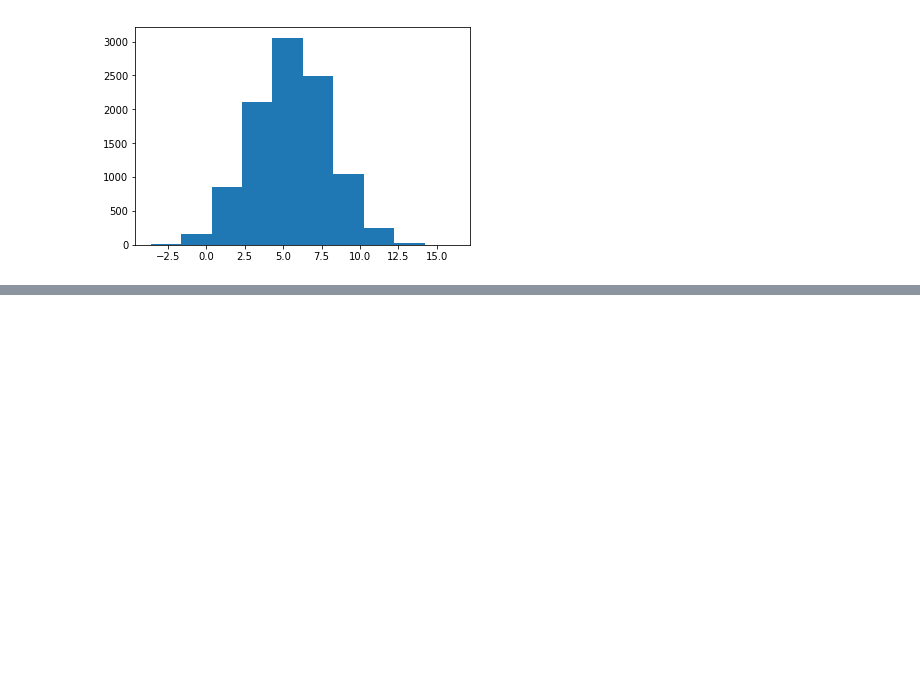
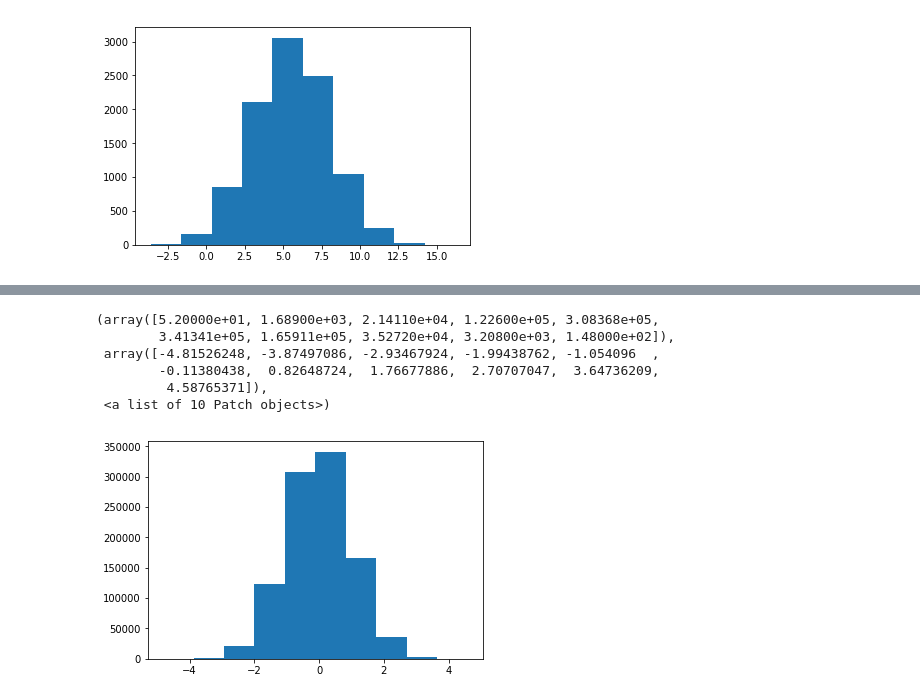
Before and after one commit to jasalazar/machine_learning_1, a Jupyter notebook: notebooks/Example_4 - Probability Distribution (or Density) Function.ipynb, the cells around one changed output, grey strips where cells are left out. Drawn from its saved outputs; the diff is of its cells as text; code cells hidden in the pictures; blank space fills up the shorter version.

Commit message:
Data Grouping

```diff
--- a/notebooks/Example_4 - Probability Distribution (or Density) Function.ipynb
+++ b/notebooks/Example_4 - Probability Distribution (or Density) Function.ipynb
@@ -61,0 +65,7 @@ plt.hist( data )
+# %%
+n = 1000000 #rows
+data = pd.DataFrame({
+    'A': np.random.randn(n),
+    'B': 1.5 + 25 * np.random.randn(n),
+    'C': np.random.uniform(5, 32, n)
+})
@@ -61,0 +84,10 @@ plt.hist( data )
+# %%
+plt.hist( data["A"] )
+# %% [output]
+(array([5.20000e+01, 1.68900e+03, 2.14110e+04, 1.22600e+05, 3.08368e+05,
+        3.41341e+05, 1.65911e+05, 3.52720e+04, 3.20800e+03, 1.48000e+02]),
+ array([-4.81526248, -3.87497086, -2.93467924, -1.99438762, -1.054096  ,
+        -0.11380438,  0.82648724,  1.76677886,  2.70707047,  3.64736209,
+         4.58765371]),
+ <a list of 10 Patch objects>)
+[figure, added]
```
Also changed, not shown: parts of 3 cells of this notebook, 1 other file.
